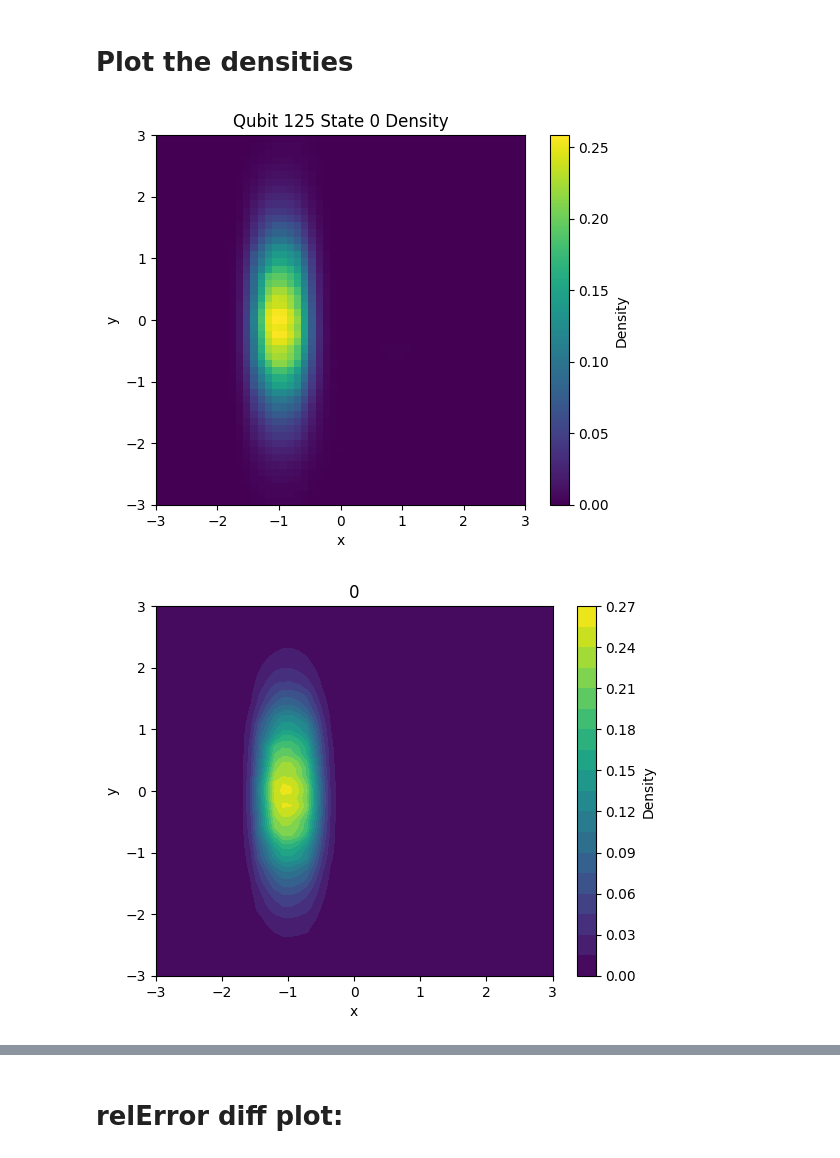
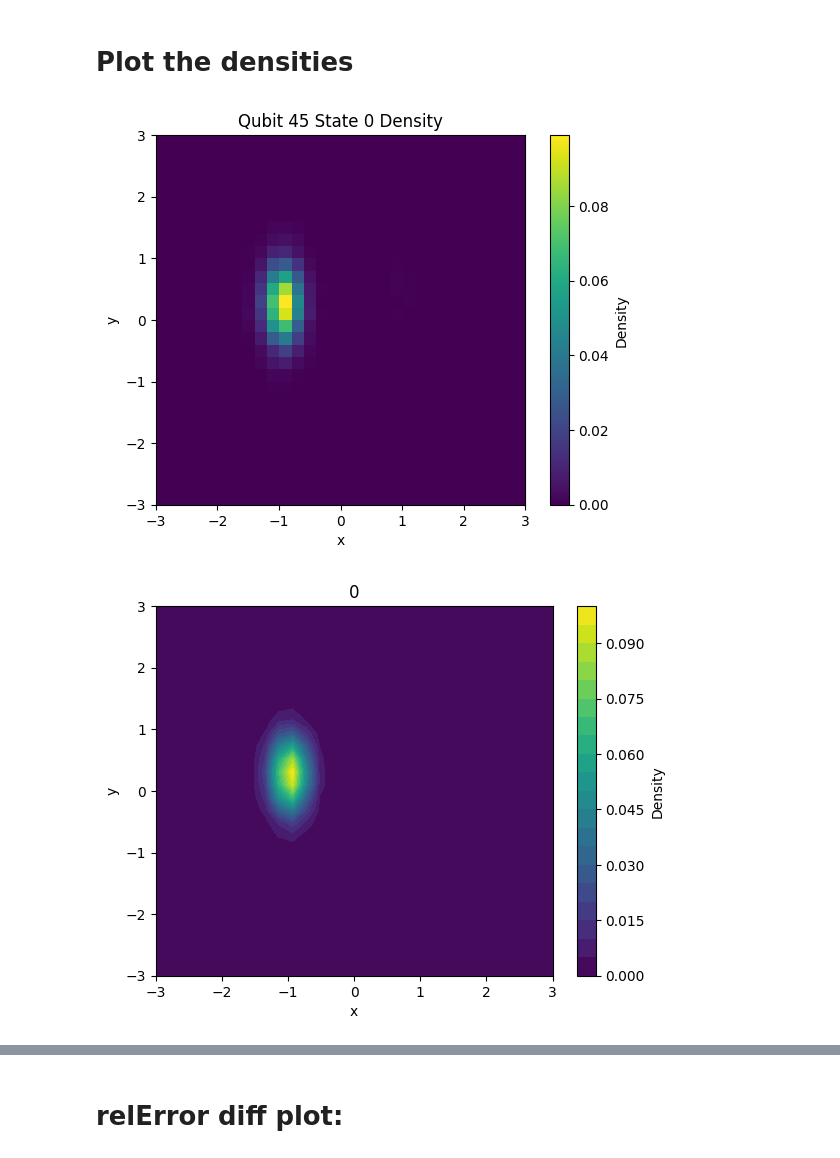
Before and after one commit to quantumjim/soft_information_decoding, a Jupyter notebook: notebooks/C++/cpp_dev/KDE/test_get_KDEs.ipynb, the cells around one changed output, grey strips where cells are left out. Drawn from its saved outputs; the diff is of its cells as text; code cells hidden in the pictures.

```diff
--- a/notebooks/C++/cpp_dev/KDE/test_get_KDEs.ipynb
+++ b/notebooks/C++/cpp_dev/KDE/test_get_KDEs.ipynb
@@ -17,9 +15,13 @@ Found jobs for backend ibm_sherbrooke with closest execution date 2023-10-27 08:
 # %%
+import numpy as np
+
 import pickle
 from cpp_soft_info import get_KDEs
 
 with open('all_memories.pkl', 'rb') as f:
     all_memories = pickle.load(f)
 
-bandwiths = [0.6]*127
-kde_dict = get_KDEs(all_memories, bandwiths, relError=1, absError=-1)
+bandwiths = np.linspace(0.05, 0.9, 20)
+# bandwiths = [0.1, 0.6]
+# bandwiths = [0.4]*127
+kde_dict = get_KDEs(all_memories, bandwiths, relError=1, absError=-1, num_points=51)
@@ -26,7 +49,7 @@ kde_dict = get_KDEs(all_memories, bandwiths, relError=1, absError=-1)
 # %%
 from cpp_soft_info import generate_grid_and_estimate_density
 
-num_points = 51
+num_points = 30
 num_std = 3
 
 grid_dict = generate_grid_and_estimate_density(kde_dict, num_points, num_std)
@@ -59,33 +82,33 @@ import matplotlib.pyplot as plt
 def plot_density(density, qubit_idx, state):
     density_reshaped = np.reshape(density, (num_points, num_points)).transpose()
     plt.imshow(density_reshaped, extent=[-num_std, num_std, -num_std, num_std], origin='lower')
     plt.colorbar(label='Density')
     plt.title(f'Qubit {qubit_idx} State {state} Density')
     plt.xlabel('x')
     plt.ylabel('y')
     plt.show()
 
 def plot_density_contour(density, qubit_idx, state, num_points, num_std, levels=20):
     density_reshaped = np.reshape(density, (num_points, num_points)).transpose()
     x = np.linspace(-num_std, num_std, num_points)
     y = np.linspace(-num_std, num_std, num_points)
     X, Y = np.meshgrid(x, y)
 
     plt.contourf(X, Y, density_reshaped, levels=levels, cmap='viridis')  # Use plt.contour for non-filled
     plt.colorbar(label='Density')
     plt.title(state)
     plt.xlabel('x')
     plt.ylabel('y')
     plt.show()
 
 # Loop through each qubit and plot the densities
 for qubit_idx, (density_0, density_1) in grid_dict.items():
-    if qubit_idx < 125:
+    if qubit_idx != 45:
         continue
     plot_density(density_0, qubit_idx, state='0')
     plot_density_contour(density_0, qubit_idx, state='0', num_points=num_points, num_std=num_std)
     plot_density(density_1, qubit_idx, state='1')
     plot_density_contour(density_1, qubit_idx, state='1', num_points=num_points, num_std=num_std)
 # %% [output]
-[figure, old version]
+[figure, new version]
-[figure, old version]
+[figure, new version]
```
Also changed, not shown: parts of 12 cells of this notebook, 6 other files.
